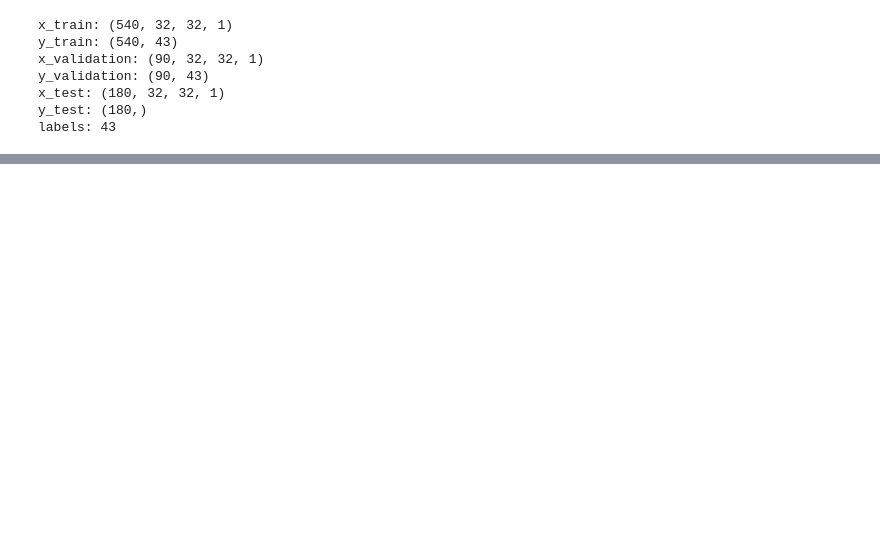
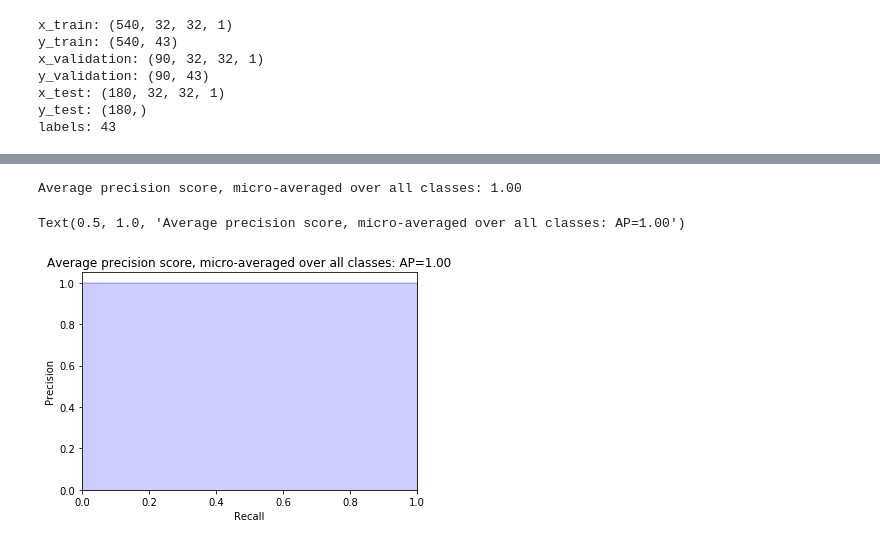
Before and after one commit to satyaaman97/Traffic_Sign_Classification, a Jupyter notebook: src/CNN_ToySet.ipynb, the cells around one changed output, grey strips where cells are left out. Drawn from its saved outputs; the diff is of its cells as text; code cells hidden in the pictures; blank space fills up the shorter version.

```diff
--- a/src/CNN_ToySet.ipynb
+++ b/src/CNN_ToySet.ipynb
@@ -88,0 +169,45 @@ Epoch 15/15
+# %%
+from sklearn.metrics import precision_recall_curve
+from sklearn.metrics import average_precision_score
+
+# For each class
+precision = dict()
+recall = dict()
+average_precision = dict()
+for i in range(43):
+    precision[i], recall[i], _ = precision_recall_curve(data['y_validation'][:,i], Y_pred[:,i])
+    average_precision[i] = average_precision_score(data['y_validation'][:,i], Y_pred[:,i])
+
+# A "micro-average": quantifying score on all classes jointly
+precision["micro"], recall["micro"], _ = precision_recall_curve(data['y_validation'].ravel(),
+    Y_pred.ravel())
+average_precision["micro"] = average_precision_score(data['y_validation'], Y_pred,
+                                                     average="micro")
+print('Average precision score, micro-averaged over all classes: {0:0.2f}'
+      .format(average_precision["micro"]))
+# %% [output]
+Average precision score, micro-averaged over all classes: 1.00
+# %%
+from inspect import signature
+# In matplotlib < 1.5, plt.fill_between does not have a 'step' argument
+step_kwargs = ({'step': 'post'}
+               if 'step' in signature(plt.fill_between).parameters
+               else {})
+
+
+plt.figure()
+plt.step(recall['micro'], precision['micro'], color='b', alpha=0.2,
+         where='post')
+plt.fill_between(recall["micro"], precision["micro"], alpha=0.2, color='b',
+                 **step_kwargs)
+
+plt.xlabel('Recall')
+plt.ylabel('Precision')
+plt.ylim([0.0, 1.05])
+plt.xlim([0.0, 1.0])
+plt.title(
+    'Average precision score, micro-averaged over all classes: AP={0:0.2f}'
+    .format(average_precision["micro"]))
+# %% [output]
+Text(0.5, 1.0, 'Average precision score, micro-averaged over all classes: AP=1.00')
+[figure, added]
```
Also changed, not shown: parts of 13 cells of this notebook, 3 other files.
